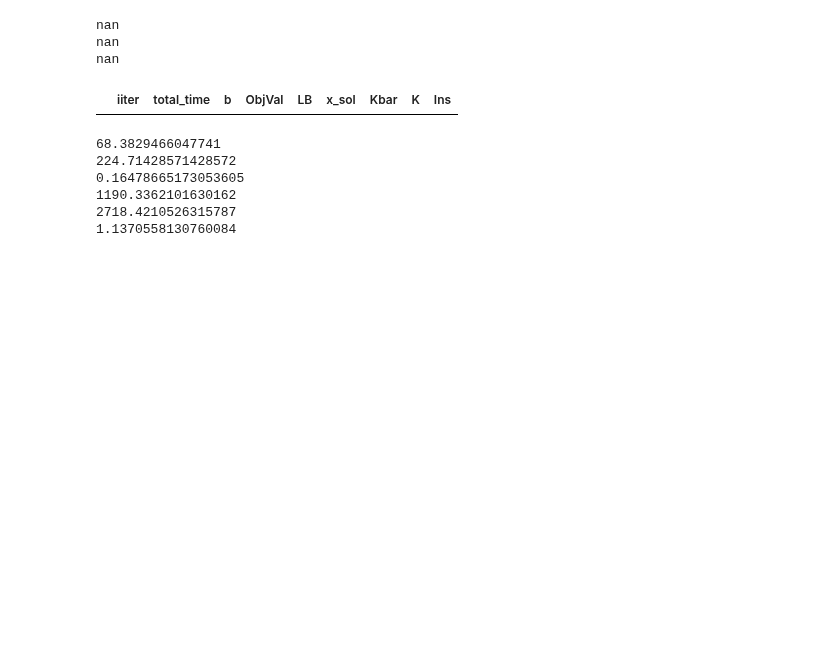
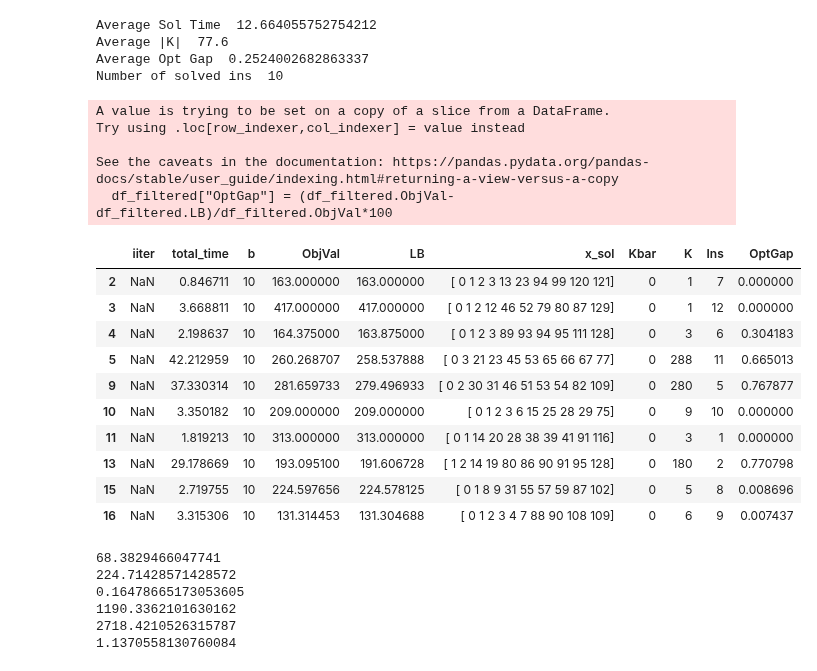
Before and after one commit to diHnguyen/SSPI, a Jupyter notebook: PythonConversion/Dec2024_Output/ProcessOutput.ipynb, the cells around one changed output. Cells and saved outputs as stored; diff of their text form; code cells hidden in the pictures; blank space fills up the shorter version.

```diff
--- a/PythonConversion/Dec2024_Output/ProcessOutput.ipynb
+++ b/PythonConversion/Dec2024_Output/ProcessOutput.ipynb
@@ -8,7 +8,8 @@ def processMain(N):
     # print(os.listdir('./Iter/'))
 
     # Use the next line for finished ins
-    prefixed = [filename for filename in os.listdir('./') if filename.startswith("main_15_N"+str(N)+"_")]
+    prefixed = [filename for filename in os.listdir('./') if filename.startswith("main_A3_0_15_N"+str(N)+"_")]
+    # prefixed = [filename for filename in os.listdir('./') if filename.startswith("main_15_N"+str(N)+"_")]
     #Use the one below for Iter
     # prefixed = [filename for filename in os.listdir('./Iter/') if filename.startswith("main_20_N"+str(N)+"_")]
     # print(prefixed)
@@ -32,10 +33,10 @@ def processMain(N):
     #     output = pd.read_csv(EXP+"_N"+str(N)+"_"+str(i+1)+".txt", sep=";", header=None)
 
     return output
-N =50
+N =30
 df_main = processMain(N)
 df_main
-df_main.to_csv("N"+str(N)+"_15_main_df.csv")
+# df_main.to_csv("N"+str(N)+"_15_main_df.csv")
 # df_main_less5 = df_main[df_main.total_time < 300]
 # df_main_less1hour = df_main[(df_main.total_time < 3600) & (df_main.total_time >=300)]
 # df_main_less1hour
@@ -63,7 +64,8 @@ def processMain(N):
     # print(os.listdir('./Iter/'))
 
     # Use the next line for finished ins
-    prefixed = [filename for filename in os.listdir('./') if filename.startswith("main_A2_1_15_N"+str(N)+"_")]
+    prefixed = [filename for filename in os.listdir('./') if filename.startswith("main_A3_0_15_N"+str(N)+"_")]
+    # prefixed = [filename for filename in os.listdir('./') if filename.startswith("main_A2_1_15_N"+str(N)+"_")]
     #Use the one below for Iter
     # prefixed = [filename for filename in os.listdir('./Iter/') if filename.startswith("main_20_N"+str(N)+"_")]
     # print(prefixed)
@@ -90,50 +92,69 @@ def processMain(N):
 N = 30
 df_A2_1 = processMain(N)
 df_A2_1
-df_A2_1.to_csv("N"+str(N)+"_15_main_A2_1_df.csv")
+# df_A2_1.to_csv("N"+str(N)+"_15_main_A2_1_df.csv")
 
 # <5min
-# ins = [1,2,5,6,7,8,9,10,11,12]#N30
-# ins = [1,3,5,6,7,9,19,11,12,13]#N40
+ins = [1,2,5,6,7,8,9,10,11,12]#N30
+# ins = [1,3,5,6,7,9,10,11,12,13]#N40
 # ins = [2,6,7,10,13,14,15,16,17,21]#N50
 
 # 5-60min
 # ins = [4,20,83,89,107,166,172,174,200,241]#N30
 # ins = [4,8,16,20,27,28,33,36,37,48]#N40
 # ins = [18,26,30,46,73,93,98,110,113]#N50
 
 
 
 df_filtered = df_A2_1[df_A2_1['Ins'].isin(ins)]
-print(df_filtered['total_time'].mean())
-print(df_filtered['K'].mean())
-print((df_filtered['ObjVal']-df_filtered['LB']).mean())
-df_A2_1[df_A2_1['Ins'].isin(ins)]
+df_filtered["OptGap"] = (df_filtered.ObjVal-df_filtered.LB)/df_filtered.ObjVal*100
+print("Average Sol Time ", df_filtered['total_time'].mean())
+print("Average |K| ", df_filtered['K'].mean())
+print("Average Opt Gap ", df_filtered["OptGap"].mean())
+print("Number of solved ins ", len(df_filtered))
+# df_A2_1[df_A2_1['Ins'].isin(ins)]
+df_filtered
 
 
 
 # df_main_less5 = df_main[df_main.total_time < 300]
 # df_main_less1hour = df_main[(df_main.total_time < 3600) & (df_main.total_time >=300)]
 # df_main_less1hour
 # df_main_less5
 # df_main_more1hour = df_main[df_main.total_time > 3600]
 
 # df_main_less1hour.sor
 # df_main = df_main.loc[df_main.groupby('Ins')['iiter'].idxmax()]
 # myIns_list = df_main[df_main.total_time > 180].Ins
 # df_main[df_main.total_time > 180]
 # print(np.array(df_main_less1hour.sort_values(['Ins']).Ins))
 
 # Ten_Ins = [1, 3, 5, 6, 7, 9, 10, 11, 12, 13]
 # df_main_less5 = df_main_less5[df_main_less5.Ins.isin(Ten_Ins)]
 # df_main_less5#.K.mean()
 
 # df_main_less1hour
 # %% [output]
-nan
-nan
-nan
+Average Sol Time  12.664055752754212
+Average |K|  77.6
+Average Opt Gap  0.2524002682863337
+Number of solved ins  10
+A value is trying to be set on a copy of a slice from a DataFrame.
+Try using .loc[row_indexer,col_indexer] = value instead
+
+See the caveats in the documentation: https://pandas.pydata.org/pandas-docs/stable/user_guide/indexing.html#returning-a-view-versus-a-copy
+  df_filtered["OptGap"] = (df_filtered.ObjVal-df_filtered.LB)/df_filtered.ObjVal*100
-|  | iiter | total_time | b | ObjVal | LB | x_sol | Kbar | K | Ins |
+|  | iiter | total_time | b | ObjVal | LB | x_sol | Kbar | K | Ins | OptGap |
+| 2 | NaN | 0.846711 | 10 | 163.000000 | 163.000000 | [ 0 1 2 3 13 23 94 99 120 121] | 0 | 1 | 7 | 0.000000 |
+| 3 | NaN | 3.668811 | 10 | 417.000000 | 417.000000 | [ 0 1 2 12 46 52 79 80 87 129] | 0 | 1 | 12 | 0.000000 |
+| 4 | NaN | 2.198637 | 10 | 164.375000 | 163.875000 | [ 0 1 2 3 89 93 94 95 111 128] | 0 | 3 | 6 | 0.304183 |
+| 5 | NaN | 42.212959 | 10 | 260.268707 | 258.537888 | [ 0 3 21 23 45 53 65 66 67 77] | 0 | 288 | 11 | 0.665013 |
+| 9 | NaN | 37.330314 | 10 | 281.659733 | 279.496933 | [ 0 2 30 31 46 51 53 54 82 109] | 0 | 280 | 5 | 0.767877 |
+| 10 | NaN | 3.350182 | 10 | 209.000000 | 209.000000 | [ 0 1 2 3 6 15 25 28 29 75] | 0 | 9 | 10 | 0.000000 |
+| 11 | NaN | 1.819213 | 10 | 313.000000 | 313.000000 | [ 0 1 14 20 28 38 39 41 91 116] | 0 | 3 | 1 | 0.000000 |
+| 13 | NaN | 29.178669 | 10 | 193.095100 | 191.606728 | [ 1 2 14 19 80 86 90 91 95 128] | 0 | 180 | 2 | 0.770798 |
+| 15 | NaN | 2.719755 | 10 | 224.597656 | 224.578125 | [ 0 1 8 9 31 55 57 59 87 102] | 0 | 5 | 8 | 0.008696 |
+| 16 | NaN | 3.315306 | 10 | 131.314453 | 131.304688 | [ 0 1 2 3 4 7 88 90 108 109] | 0 | 6 | 9 | 0.007437 |
 # %%
 
 # ins = [1,2,5,6,7,8,9,10,11,12]#N30
```
Also changed, not shown: parts of 1 cell of this notebook.
